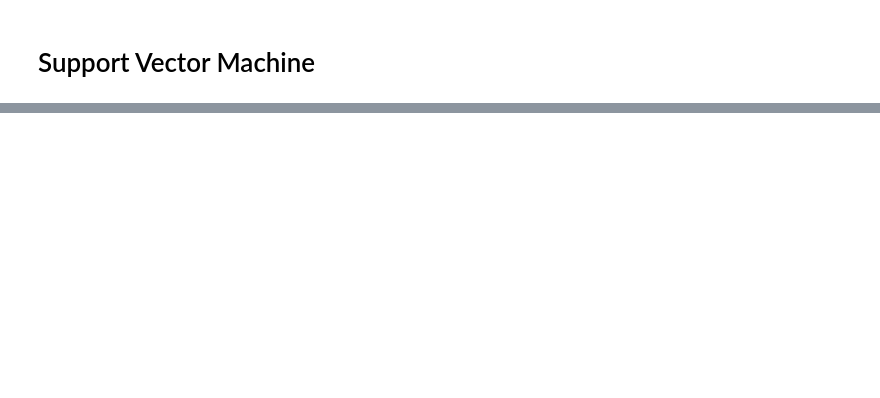
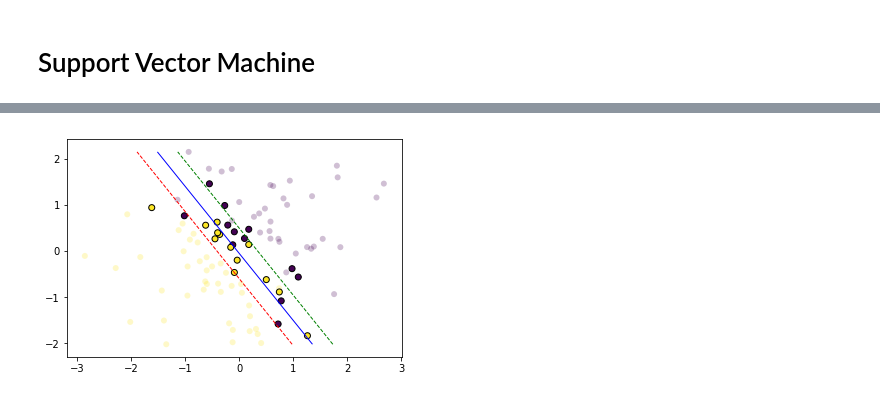
Before and after one commit to shivammehta25/Machine-Learning-Lab, a Jupyter notebook: Task 5 SVM.ipynb, the cells around one changed output, grey strips where cells are left out. Saved outputs shown, nothing was run; the diff lists cells and outputs as text; code cells hidden in the pictures; blank space fills up the shorter version.

```diff
--- a/Task 5 SVM.ipynb
+++ b/Task 5 SVM.ipynb
@@ -9,7 +10,8 @@ import seaborn as sns; sns.set(font_scale=1.2)
 %matplotlib inline
 # %%
 # Import Dataset
-data_location = path.join('Task5_DataSet' , '01_train.csv')
-data = pd.read_csv(data_location)
-data.head(10)
+train_data = path.join('Task5_DataSet' , '01_train.csv')
+train_data = pd.read_csv(train_data)
+print(train_data.shape)
+train_data.head(10)
 # %% [output]
@@ -30,0 +30,5 @@ sns.lmplot('x0', 'x1', data=data, hue='y', palette='Set1', fit_reg=False, scatte
+# %%
+test_data = path.join('Task5_DataSet' , '01_test.csv')
+test_data = pd.read_csv(test_data)
+print(test_data.shape)
+test_data.head(10)
@@ -30,0 +48,3 @@ sns.lmplot('x0', 'x1', data=data, hue='y', palette='Set1', fit_reg=False, scatte
+# %%
+train_data = np.array(train_data).astype('float64')
+test_data = np.array(test_data).astype('float64')
@@ -30,0 +274,28 @@ sns.lmplot('x0', 'x1', data=data, hue='y', palette='Set1', fit_reg=False, scatte
+# %%
+x_train = train_data[:, :-1]
+y_train = train_data[:, -1]
+scaler = StandardScaler()
+x_train = scaler.fit_transform(x_train, y_train)
+C = 1.0
+m = len(x_train)
+initial_alphas = np.zeros(m)
+initial_b = 0.0
+tol = 0.01
+eps = 0.01
+
+model = SVM(x_train, y_train, C, kernel_linear,
+            initial_alphas, initial_b, np.zeros(m))
+model.errors = decision_function(model.alphas, model.y, model.kernel,
+                                  model.x, model.x, model.b) - model.y
+output = fit(model)
+grid, ax = plot_boundaries(output)
+
+
+x_test = test_data[:, :-1]
+y_test = test_data[:, -1]
+cdf = predict(model.alphas, model.y, model.kernel, model.x, x_test, model.b)
+result = pd.DataFrame({'Predicted': cdf, 'actual': y_test})
+
+plt.show()
+# %% [output]
+[figure, added]
```
Also changed, not shown: parts of 7 cells of this notebook.
